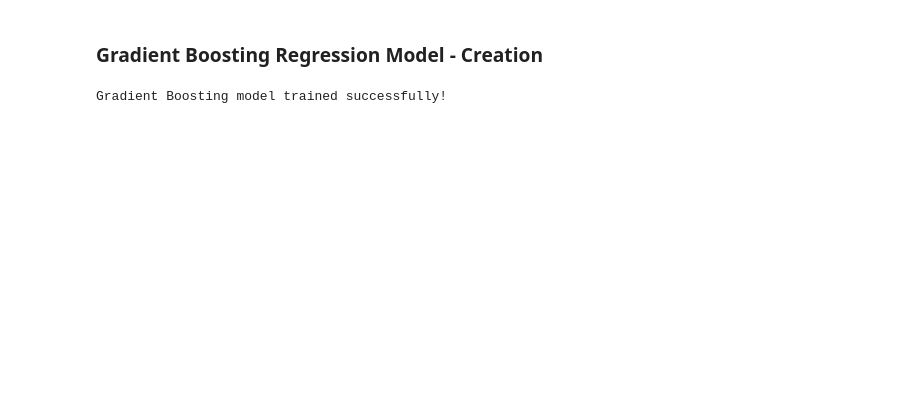
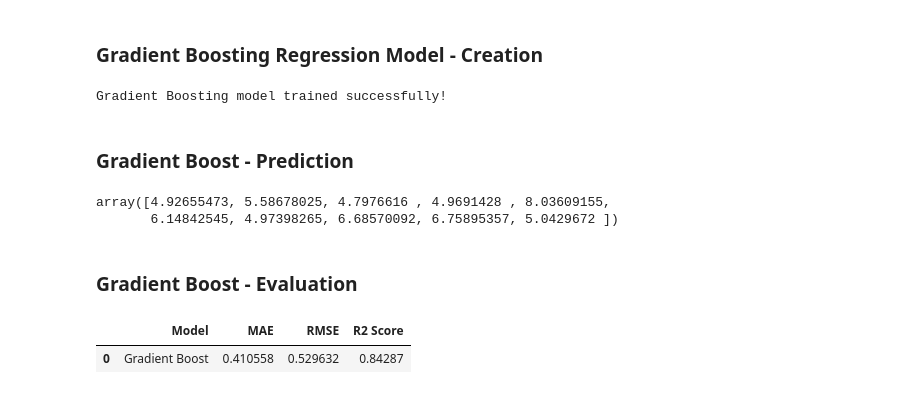
Before and after one commit to rutuu0228/Students_Mental_Health_Score_Prediction_sys, a Jupyter notebook: Notebooks/05_Model_Building.ipynb, the cells around one changed output. Cells and saved outputs as stored; diff of their text form; code cells hidden in the pictures; blank space fills up the shorter version.

```diff
--- a/Notebooks/05_Model_Building.ipynb
+++ b/Notebooks/05_Model_Building.ipynb
@@ -330,3 +334,16 @@ gradient_boosting_model.fit(X_train,y_train)
 print("Gradient Boosting model trained successfully!")
 # %% [output]
 Gradient Boosting model trained successfully!
+# %% [markdown]
+### Gradient Boost - Prediction
+# %%
+# Make predictions using the Gradient Boosting model
+y_pred_grad = gradient_boosting_model.predict(X_test)
+
+# Display the first 10 predictions
+y_pred_grad[:10]
+# %% [output]
+array([4.92655473, 5.58678025, 4.7976616 , 4.9691428 , 8.03609155,
+       6.14842545, 4.97398265, 6.68570092, 6.75895357, 5.0429672 ])
+# %% [markdown]
+### Gradient Boost - Evaluation
@@ -332,0 +358,12 @@ Gradient Boosting model trained successfully!
+# %%
+gb_results = pd.DataFrame({
+    "Model" : ["Gradient Boost"],
+    "MAE" : [gb_mae],
+    "RMSE" : [gb_rmse],
+    "R2 Score" : [gb_r2]
+})
+
+gb_results
+# %% [output]
+|  | Model | MAE | RMSE | R2 Score |
+| 0 | Gradient Boost | 0.410558 | 0.529632 | 0.84287 |
```
Also changed, not shown: parts of 11 cells of this notebook.
